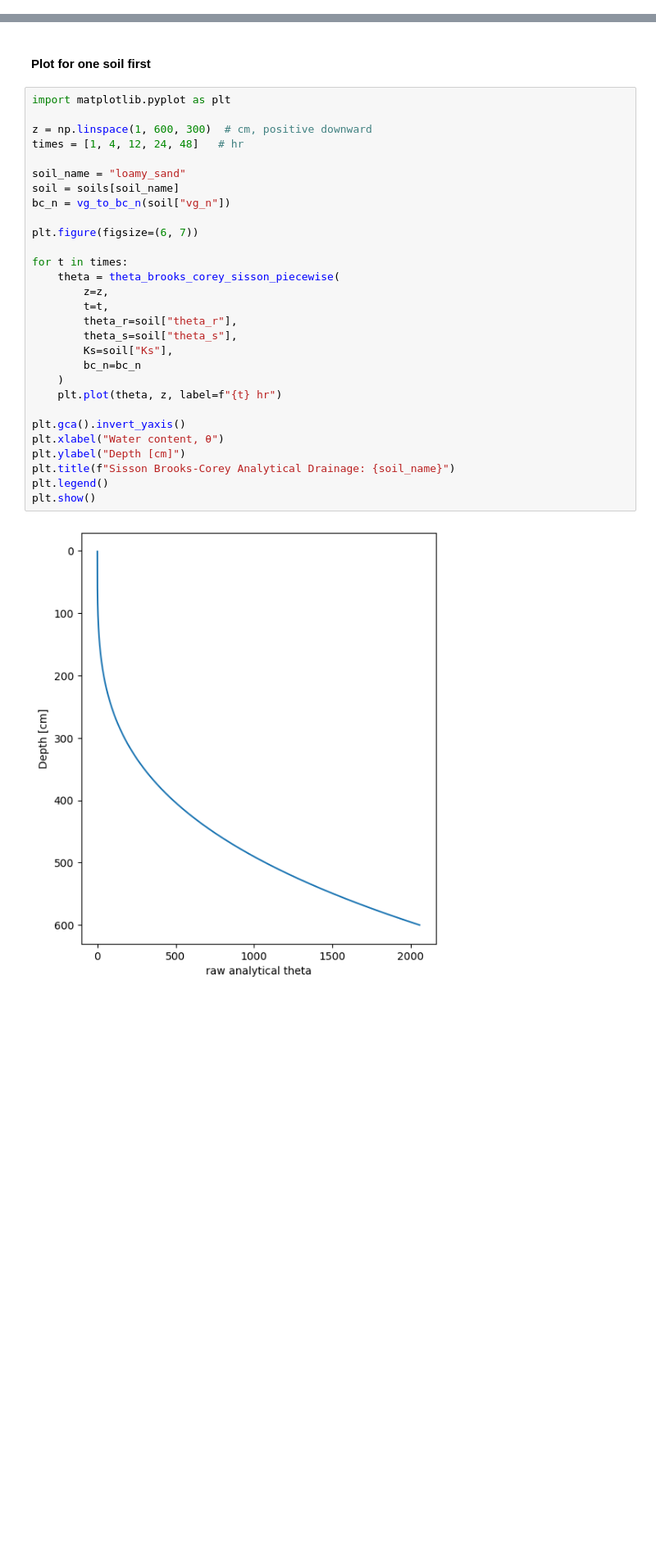
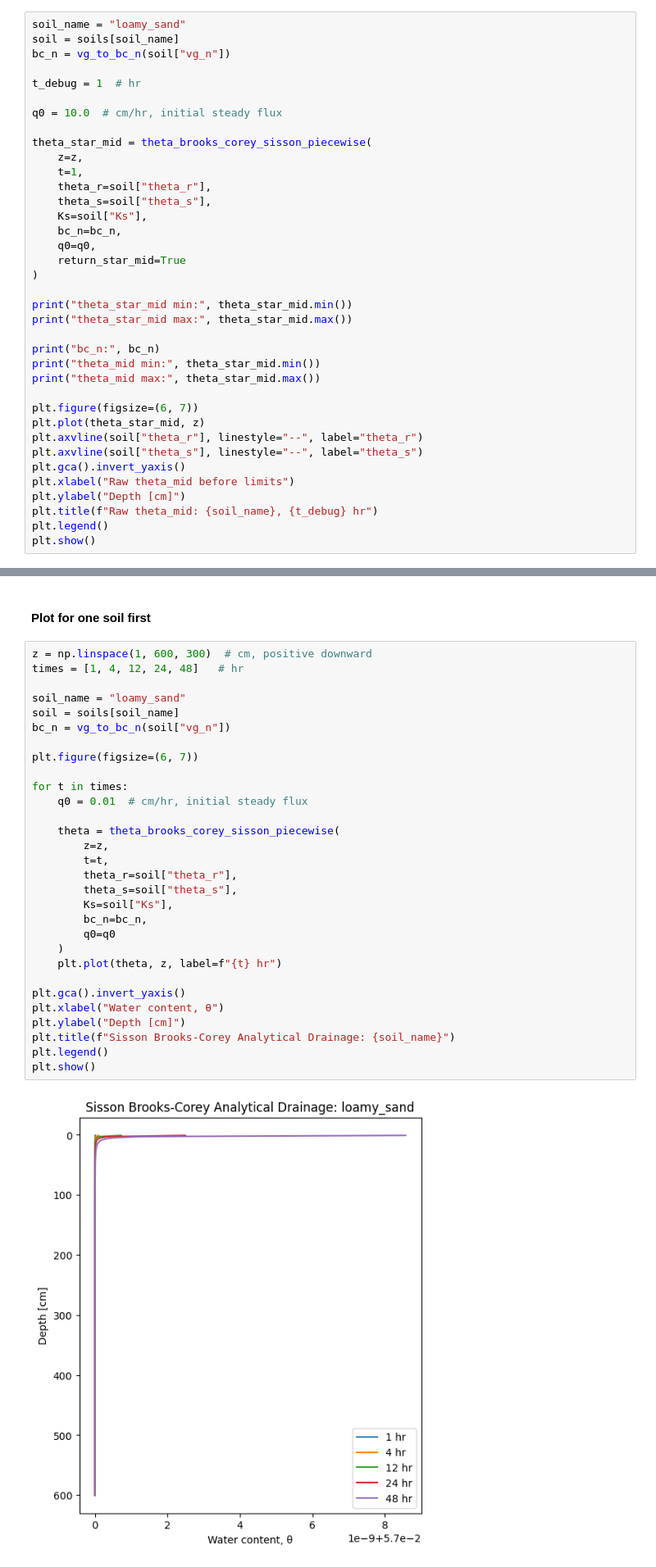
Before and after one commit to natalieyurek-cloud/TDEM_Thesis_Yurek, a Jupyter notebook: Analytical_Solution.ipynb, the cells around one changed output, grey strips where cells are left out. Shown at 82% size. Cells and saved outputs as stored; diff of their text form; blank space fills up the shorter version.

Commit message:
Debugging analytical solution for different soil types. Baseline results for different soil types available. Sisson piecewise bounds and vg to Brooks-corey conversion needs verification still. 6/16/26

```diff
--- a/Analytical_Solution.ipynb
+++ b/Analytical_Solution.ipynb
@@ -107,0 +232,37 @@ def theta_brooks_corey_sisson_piecewise(z, t, theta_r, theta_s, Ks, bc_n): ### p
+# %%
+soil_name = "loamy_sand"
+soil = soils[soil_name]
+bc_n = vg_to_bc_n(soil["vg_n"])
+
+t_debug = 1  # hr
+
+q0 = 10.0  # cm/hr, initial steady flux
+
+theta_star_mid = theta_brooks_corey_sisson_piecewise(
+    z=z,
+    t=1,
+    theta_r=soil["theta_r"],
+    theta_s=soil["theta_s"],
+    Ks=soil["Ks"],
+    bc_n=bc_n,
+    q0=q0,
+    return_star_mid=True
+)
+
+print("theta_star_mid min:", theta_star_mid.min())
+print("theta_star_mid max:", theta_star_mid.max())
+
+print("bc_n:", bc_n)
+print("theta_mid min:", theta_star_mid.min())
+print("theta_mid max:", theta_star_mid.max())
+
+plt.figure(figsize=(6, 7))
+plt.plot(theta_star_mid, z)
+plt.axvline(soil["theta_r"], linestyle="--", label="theta_r")
+plt.axvline(soil["theta_s"], linestyle="--", label="theta_s")
+plt.gca().invert_yaxis()
+plt.xlabel("Raw theta_mid before limits")
+plt.ylabel("Depth [cm]")
+plt.title(f"Raw theta_mid: {soil_name}, {t_debug} hr")
+plt.legend()
+plt.show()
@@ -108,33 +276,34 @@ def theta_brooks_corey_sisson_piecewise(z, t, theta_r, theta_s, Ks, bc_n): ### p
 # %% [markdown]
 #### Plot for one soil first
 # %%
-import matplotlib.pyplot as plt
-
 z = np.linspace(1, 600, 300)  # cm, positive downward
 times = [1, 4, 12, 24, 48]   # hr
 
 soil_name = "loamy_sand"
 soil = soils[soil_name]
 bc_n = vg_to_bc_n(soil["vg_n"])
 
 plt.figure(figsize=(6, 7))
 
 for t in times:
+    q0 = 0.01  # cm/hr, initial steady flux
+
     theta = theta_brooks_corey_sisson_piecewise(
         z=z,
         t=t,
         theta_r=soil["theta_r"],
         theta_s=soil["theta_s"],
         Ks=soil["Ks"],
-        bc_n=bc_n
+        bc_n=bc_n,
+        q0=q0
     )
     plt.plot(theta, z, label=f"{t} hr")
 
 plt.gca().invert_yaxis()
 plt.xlabel("Water content, θ")
 plt.ylabel("Depth [cm]")
 plt.title(f"Sisson Brooks-Corey Analytical Drainage: {soil_name}")
 plt.legend()
 plt.show()
 # %% [output]
-[figure, old version]
+[figure, new version]
```
Also changed, not shown: parts of 10 cells of this notebook.
